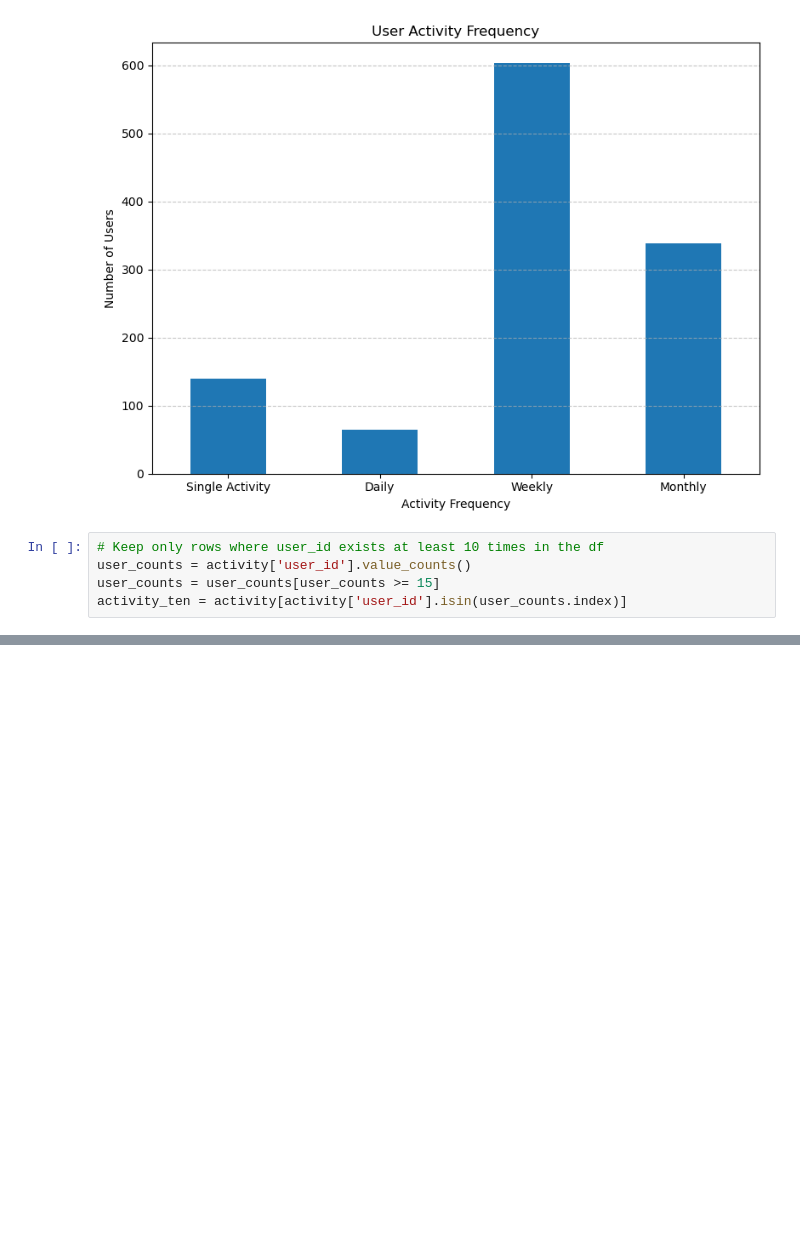
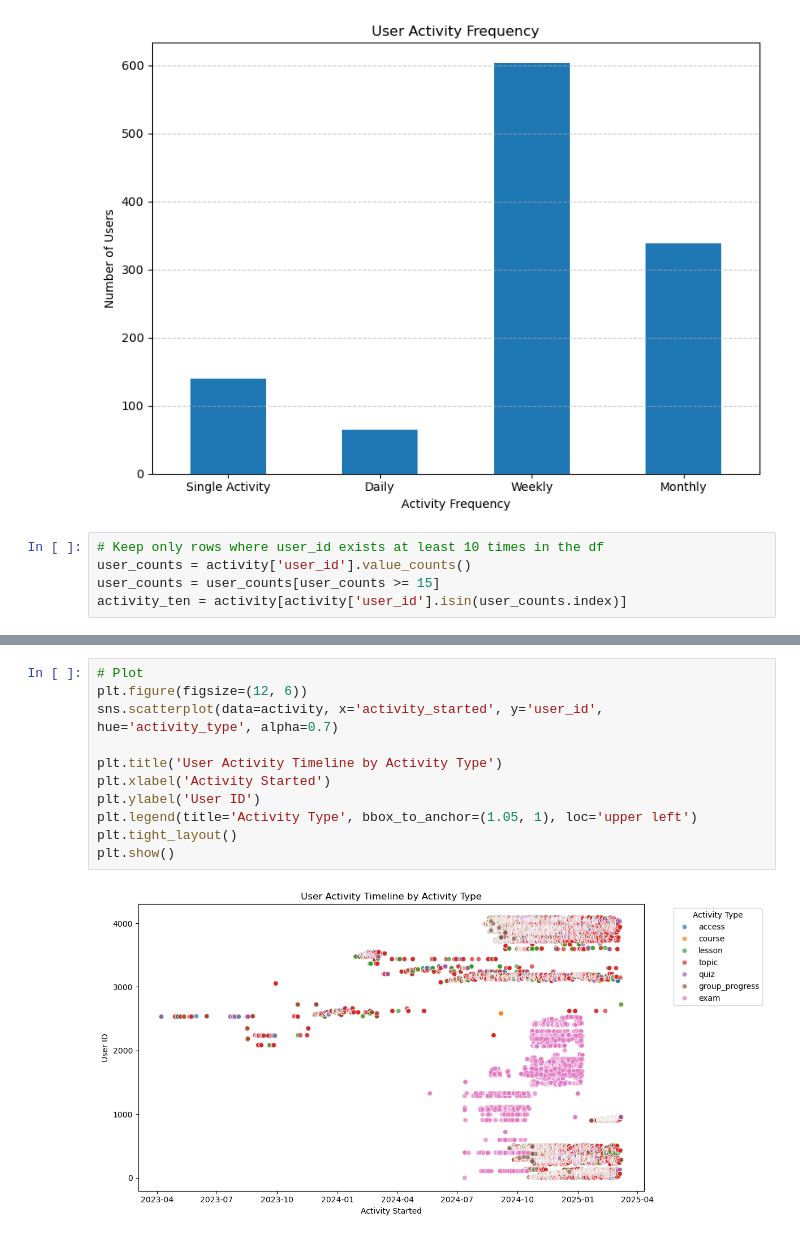
Before and after one commit to malenraychev/BigMMMBehaviour, a Jupyter notebook: user_activity.ipynb, the cells around one changed output, grey strips where cells are left out. Drawn from its saved outputs; the diff is of its cells as text; blank space fills up the shorter version.

```diff
--- a/user_activity.ipynb
+++ b/user_activity.ipynb
@@ -245,0 +293,13 @@ plt.show()
+# %%
+# Plot
+plt.figure(figsize=(12, 6))
+sns.scatterplot(data=activity, x='activity_started', y='user_id', hue='activity_type', alpha=0.7)
+
+plt.title('User Activity Timeline by Activity Type')
+plt.xlabel('Activity Started')
+plt.ylabel('User ID')
+plt.legend(title='Activity Type', bbox_to_anchor=(1.05, 1), loc='upper left')
+plt.tight_layout()
+plt.show()
+# %% [output]
+[figure, added]
```
Also changed, not shown: parts of 11 cells of this notebook, 2 other files.
